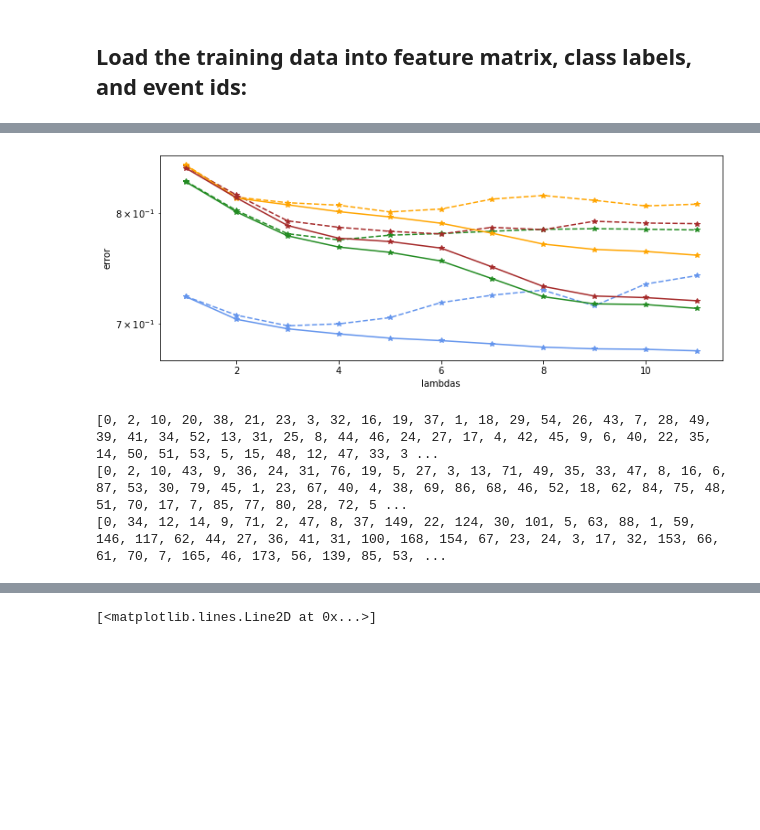
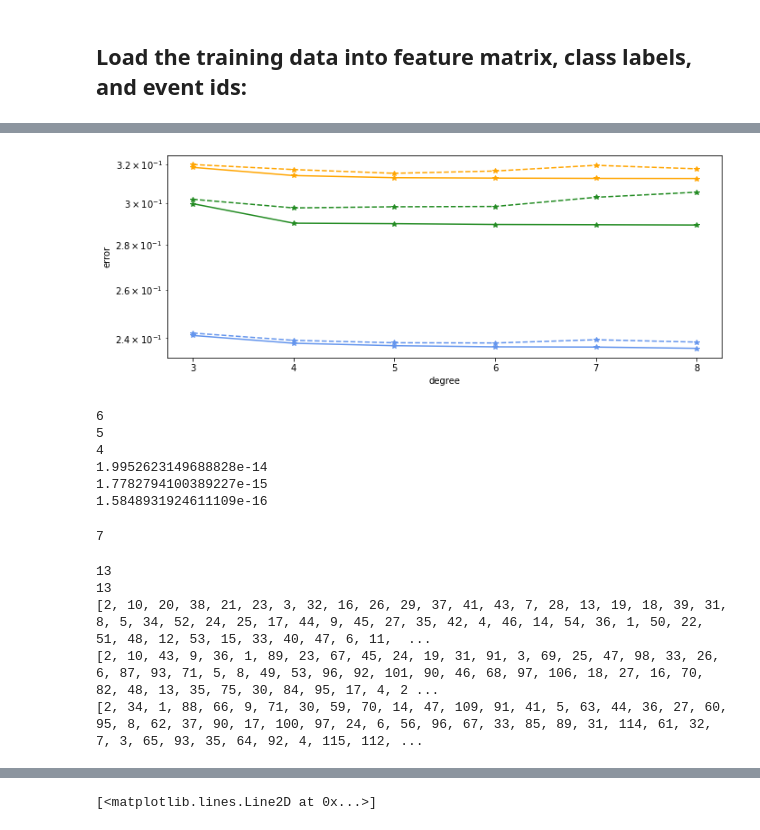
Before and after one commit to madtoinou/CS-433_HBozonClass, a Jupyter notebook: scripts/project1.ipynb, the cells around one changed output, grey strips where cells are left out. Saved outputs shown, nothing was run; the diff lists cells and outputs as text; code cells hidden in the pictures; blank space fills up the shorter version.

```diff
--- a/scripts/project1.ipynb
+++ b/scripts/project1.ipynb
@@ -588,36 +544,63 @@ started
 # %%
 f = plt.figure(figsize=(11,14)) # change this if needed
 
+degrees = 9
 #degree 1
 ax1 = f.add_subplot(311)
-ax1.plot(range(1,degrees), rmse_te_0_opt, ls="--" , marker="*",
+ax1.plot(range(3,degrees), rmse_te_0_opt[3:9], ls="--" , marker="*",
              c="cornflowerblue", label="jn 0 testing")
-ax1.plot(range(1,degrees), rmse_te_1_opt, ls="--" , marker="*",
+ax1.plot(range(3,degrees), rmse_te_1_opt[3:9], ls="--" , marker="*",
              c="orange", label="jn 1 testing")
-ax1.plot(range(1,degrees), rmse_te_2_opt, ls="--" , marker="*",
+ax1.plot(range(3,degrees), rmse_te_2_opt[3:9], ls="--" , marker="*",
              c="forestgreen", label="jn 2 testing")
+"""
 ax1.plot(range(1,degrees), rmse_te_3_opt, ls="--" , marker="*",
              c="brown", label="jn 3 testing")
-ax1.plot(range(1,degrees), rmse_tr_0_opt, ls="-" , marker="*",
+"""
+ax1.plot(range(3,degrees), rmse_tr_0_opt[3:9], ls="-" , marker="*",
              c="cornflowerblue", label="jn 0 training")
-ax1.plot(range(1,degrees), rmse_tr_1_opt, ls="-" , marker="*",
+ax1.plot(range(3,degrees), rmse_tr_1_opt[3:9], ls="-" , marker="*",
              c="orange", label="jn 1 training")
-ax1.plot(range(1,degrees), rmse_tr_2_opt, ls="-" , marker="*",
+ax1.plot(range(3,degrees), rmse_tr_2_opt[3:9], ls="-" , marker="*",
              c="forestgreen", label="jn 2 training")
+"""
 ax1.plot(range(1,degrees), rmse_tr_3_opt, ls="-" , marker="*",
              c="brown", label="jn 3 training")
+"""
 
 plt.xlabel("degree")
 plt.ylabel("error")
 plt.yscale("log")
 #plt.legend()
 plt.show()
 # %% [output]
-[figure, old version]
+[figure, new version]
+# %%
+print(np.argmin(rmse_te_0_opt))
+print(np.argmin(rmse_te_1_opt))
+print(np.argmin(rmse_te_2_opt))
+#print(np.argmax(rmse_te_3))
+print(lambdas[np.argmin(rmse_te_0_opt)])
+print(lambdas[np.argmin(rmse_te_1_opt)])
+print(lambdas[np.argmin(rmse_te_2_opt)])
+#print(lambdas[np.argmax(rmse_te_3)])
+print(lambdas[np.argmin(rmse_te_0_opt)])
+print(lambdas[np.argmin(rmse_te_1_opt)])
+print(lambdas[np.argmin(rmse_te_2_opt)])
+# %% [output]
+6
+5
+4
+1.9952623149688828e-14
+1.7782794100389227e-15
+1.5848931924611109e-16
 # %%
 ### feature selection
-degrees = [3, 4, 6]
-lambdas = [10**-4, 4.06*10**-4, 2.72*10**-7]
+degrees = [3, 5, 4]
+lambdas = [10**-4, 4.89*10**-11, 3.86*10**-9]
+
+#degrees = [6, 5, 4]
+#lambdas = [2.04*10**-7, 4.89*10**-11, 3.86*10**-9]
 from implementations import *
 from proj1_helpers import *
 DATA_TRAIN_PATH = '/home/toinou/course/ml/ml_proj1/data/train.csv'
@@ -629,20 +612,20 @@ tX.T[[22,-1]] = tX.T[[-1,22]]
 y_0, y_1, y_2, dat_tr0, dat_tr1, dat_tr2, idx_tr0, idx_tr1, idx_tr2 = split_jet_num(y   ,tX)
 
 #log-transform, augment features using polynomial basis and standardize the subsets individualy
-tx_tr0, tr0_mean, tr0_std = preprocessing(dat_tr0, degrees[0],[i for i in range(dat_tr0.shape[1])])
-tx_tr1, tr1_mean, tr1_std = preprocessing(dat_tr1, degrees[1],[i for i in range(dat_tr1.shape[1])])
-tx_tr2, tr2_mean, tr2_std = preprocessing(dat_tr2, degrees[2],[i for i in range(dat_tr2.shape[1])])
+tx_tr0, tr0_mean, tr0_std = preprocessing(dat_tr0, degrees[0], cols_idx=[3,8,9,13,16,19,22])
+tx_tr1, tr1_mean, tr1_std = preprocessing(dat_tr1, degrees[1])
+tx_tr2, tr2_mean, tr2_std = preprocessing(dat_tr2, degrees[2])
 
-idx_feat_0 = [0]
+idx_feat_0 = [2]
 losses_0 = []
 
-nb_feature = tx_tr0.shape[1]-1
+nb_feature = min(130,tx_tr0.shape[1]-1)
 for j in range(nb_feature):
 
     tmp_loss = -1
     tmp_i = -1
     for i in set(x for x in range(1,tx_tr0.shape[1])) - set(idx_feat_0):
-        w, loss = least_squares(y_0, tx_tr0[:,idx_feat_0+[i]])
+        w, loss = ridge_regression(y_0, tx_tr0[:,idx_feat_0+[i]], lambdas[0])
         if tmp_loss == -1:
             tmp_loss = loss
             tmp_i = i
@@ -654,16 +637,16 @@ for j in range(nb_feature):
     idx_feat_0.append(tmp_i)
 print(idx_feat_0)
 
-idx_feat_1 = [0]
+idx_feat_1 = [2]
 losses_1 = []
 
-nb_feature = tx_tr1.shape[1]-1
+nb_feature = min(130,tx_tr1.shape[1]-1)
 for j in range(nb_feature):
 
     tmp_loss = -1
     tmp_i = -1
     for i in set(x for x in range(1,tx_tr1.shape[1])) - set(idx_feat_1):
-        w, loss = least_squares(y_1, tx_tr1[:,idx_feat_1+[i]])
+        w, loss = ridge_regression(y_1, tx_tr1[:,idx_feat_1+[i]], lambdas[1])
         if tmp_loss == -1:
             tmp_loss = loss
             tmp_i = i
@@ -675,16 +658,16 @@ for j in range(nb_feature):
     idx_feat_1.append(tmp_i)
 print(idx_feat_1)
 
-idx_feat_2 = [0]
+idx_feat_2 = [2]
 losses_2 = []
 
-nb_feature = tx_tr2.shape[1]-1-80
+nb_feature = min(130,tx_tr2.shape[1]-1)
 for j in range(nb_feature):
 
     tmp_loss = -1
     tmp_i = -1
     for i in set(x for x in range(1,tx_tr2.shape[1])) - set(idx_feat_2):
-        w, loss = least_squares(y_2, tx_tr2[:,idx_feat_2+[i]])
+        w, loss = ridge_regression(y_2, tx_tr2[:,idx_feat_2+[i]], lambdas[2])
         if tmp_loss == -1:
             tmp_loss = loss
             tmp_i = i
@@ -696,7 +679,10 @@ for j in range(nb_feature):
     idx_feat_2.append(tmp_i)
 print(idx_feat_2)
 # %% [output]
-[0, 2, 10, 20, 38, 21, 23, 3, 32, 16, 19, 37, 1, 18, 29, 54, 26, 43, 7, 28, 49, 39, 41, 34, 52, 13, 31, 25, 8, 44, 46, 24, 27, 17, 4, 42, 45, 9, 6, 40, 22, 35, 14, 50, 51, 53, 5, 15, 48, 12, 47, 33, 3 ...
-[0, 2, 10, 43, 9, 36, 24, 31, 76, 19, 5, 27, 3, 13, 71, 49, 35, 33, 47, 8, 16, 6, 87, 53, 30, 79, 45, 1, 23, 67, 40, 4, 38, 69, 86, 68, 46, 52, 18, 62, 84, 75, 48, 51, 70, 17, 7, 85, 77, 80, 28, 72, 5 ...
-[0, 34, 12, 14, 9, 71, 2, 47, 8, 37, 149, 22, 124, 30, 101, 5, 63, 88, 1, 59, 146, 117, 62, 44, 27, 36, 41, 31, 100, 168, 154, 67, 23, 24, 3, 17, 32, 153, 66, 61, 70, 7, 165, 46, 173, 56, 139, 85, 53, ...
+7
+13
+13
+[2, 10, 20, 38, 21, 23, 3, 32, 16, 26, 29, 37, 41, 43, 7, 28, 13, 19, 18, 39, 31, 8, 5, 34, 52, 24, 25, 17, 44, 9, 45, 27, 35, 42, 4, 46, 14, 54, 36, 1, 50, 22, 51, 48, 12, 53, 15, 33, 40, 47, 6, 11,  ...
+[2, 10, 43, 9, 36, 1, 89, 23, 67, 45, 24, 19, 31, 91, 3, 69, 25, 47, 98, 33, 26, 6, 87, 93, 71, 5, 8, 49, 53, 96, 92, 101, 90, 46, 68, 97, 106, 18, 27, 16, 70, 82, 48, 13, 35, 75, 30, 84, 95, 17, 4, 2 ...
+[2, 34, 1, 88, 66, 9, 71, 30, 59, 70, 14, 47, 109, 91, 41, 5, 63, 44, 36, 27, 60, 95, 8, 62, 37, 90, 17, 100, 97, 24, 6, 56, 96, 67, 33, 85, 89, 31, 114, 61, 32, 7, 3, 65, 93, 35, 64, 92, 4, 115, 112, ...
 # %%
```
Also changed, not shown: parts of 16 cells of this notebook, 2 other files.
